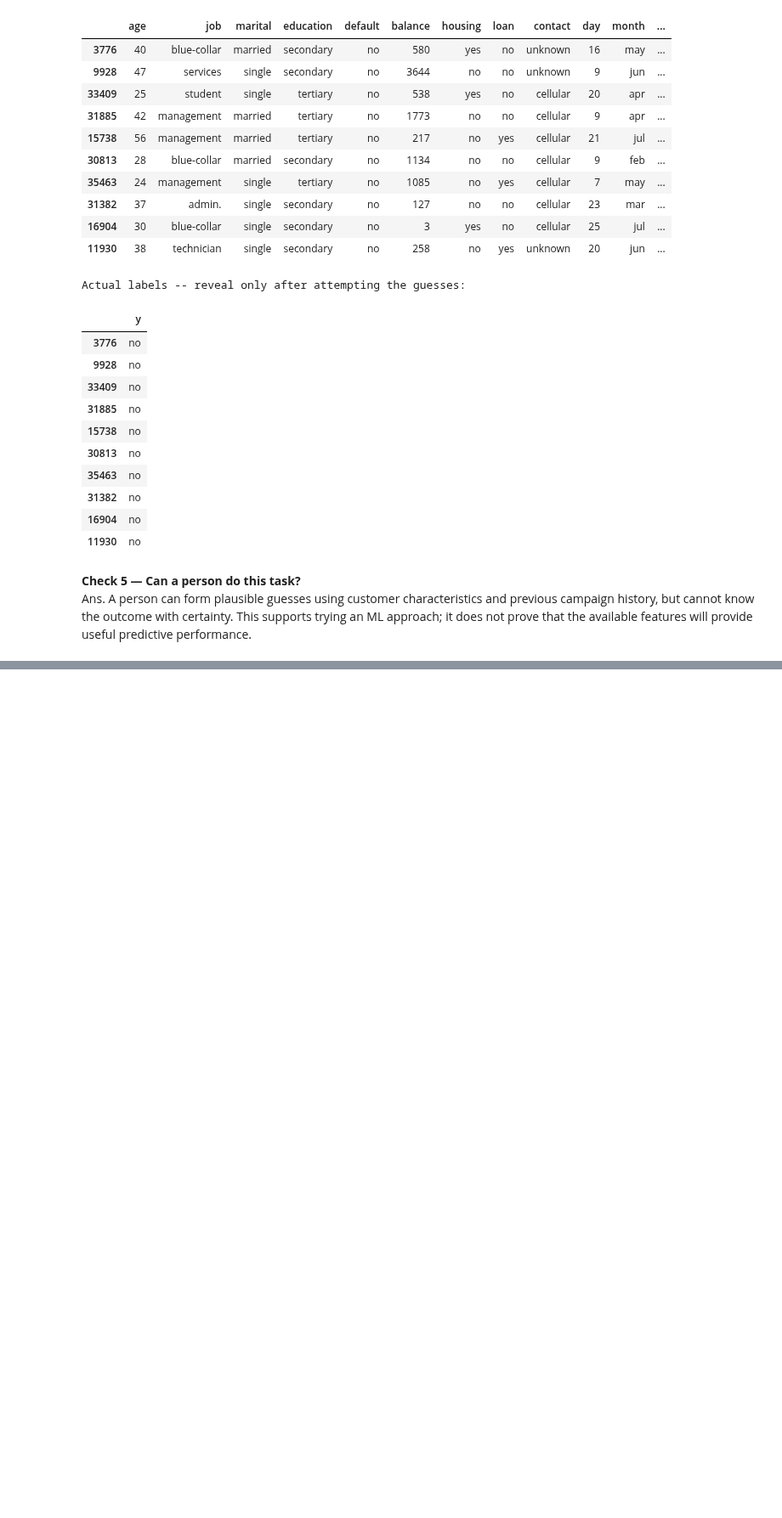
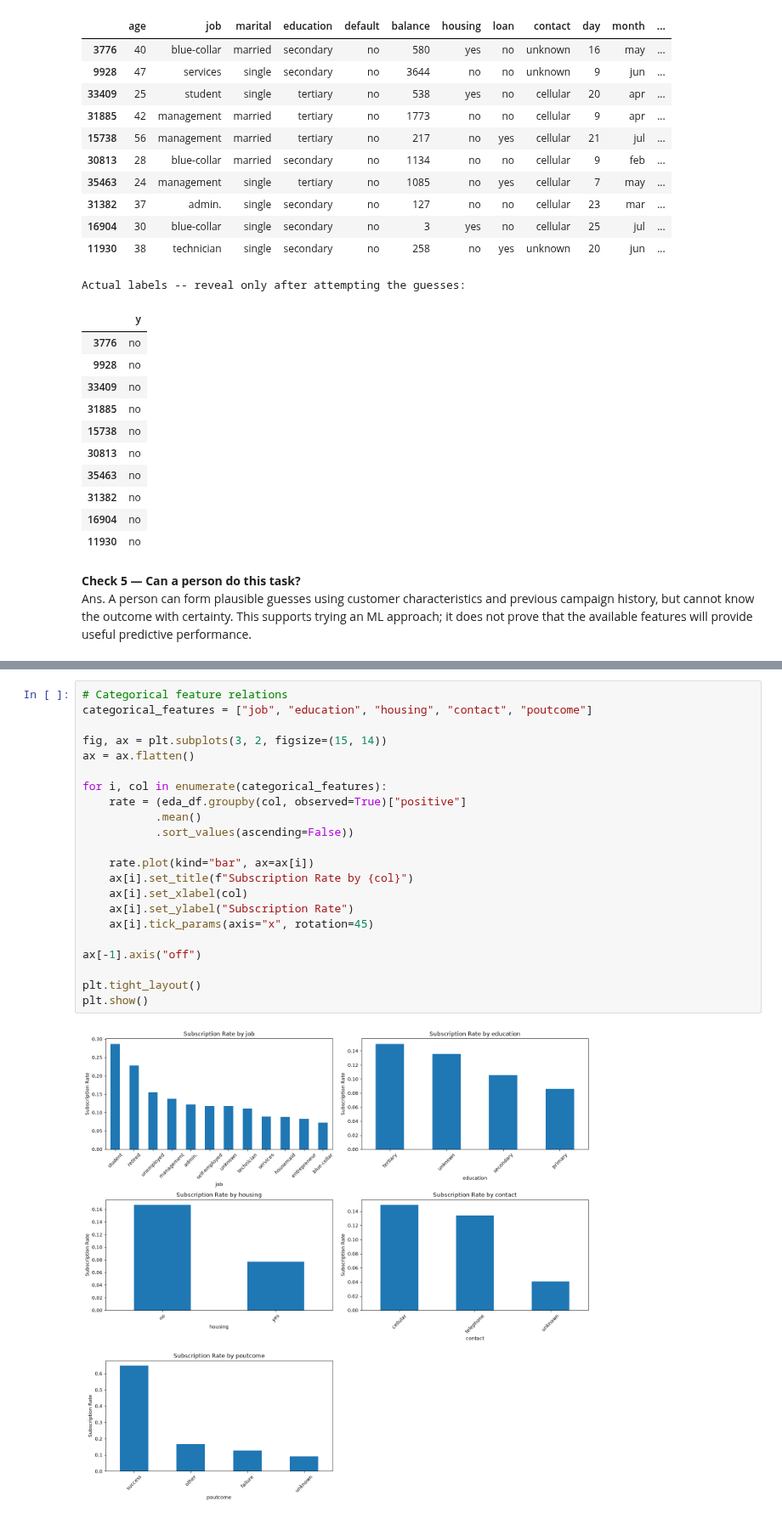
Before and after one commit to chiragagrawal02july-cloud/aiml-bootcamp-chirag, a Jupyter notebook: notebooks/day41_scoping.ipynb, the cells around one changed output, grey strips where cells are left out. Shown at 85% size. Drawn from its saved outputs; the diff is of its cells as text; blank space fills up the shorter version.

```diff
--- a/notebooks/day41_scoping.ipynb
+++ b/notebooks/day41_scoping.ipynb
@@ -374,0 +454,24 @@ Ans. A person can form plausible guesses using customer characteristics and prev
+# %%
+# Categorical feature relations
+categorical_features = ["job", "education", "housing", "contact", "poutcome"]
+
+fig, ax = plt.subplots(3, 2, figsize=(15, 14))
+ax = ax.flatten()
+
+for i, col in enumerate(categorical_features):
+    rate = (eda_df.groupby(col, observed=True)["positive"]
+           .mean()
+           .sort_values(ascending=False))
+
+    rate.plot(kind="bar", ax=ax[i])
+    ax[i].set_title(f"Subscription Rate by {col}")
+    ax[i].set_xlabel(col)
+    ax[i].set_ylabel("Subscription Rate")
+    ax[i].tick_params(axis="x", rotation=45)
+
+ax[-1].axis("off")
+
+plt.tight_layout()
+plt.show()
+# %% [output]
+[figure, added]
```
Also changed, not shown: parts of 20 cells of this notebook.
